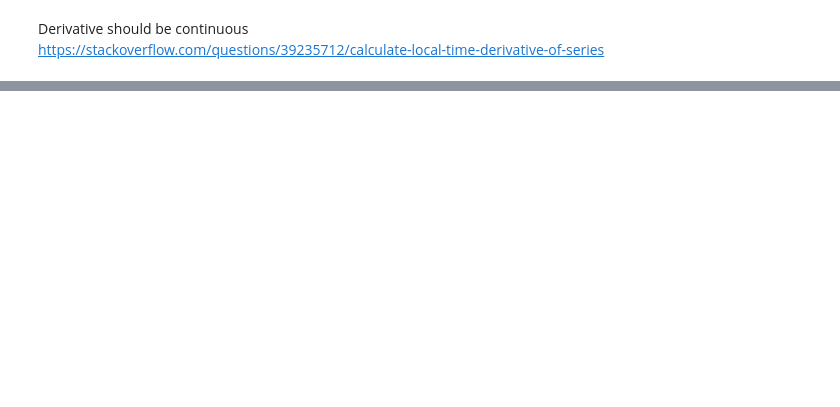
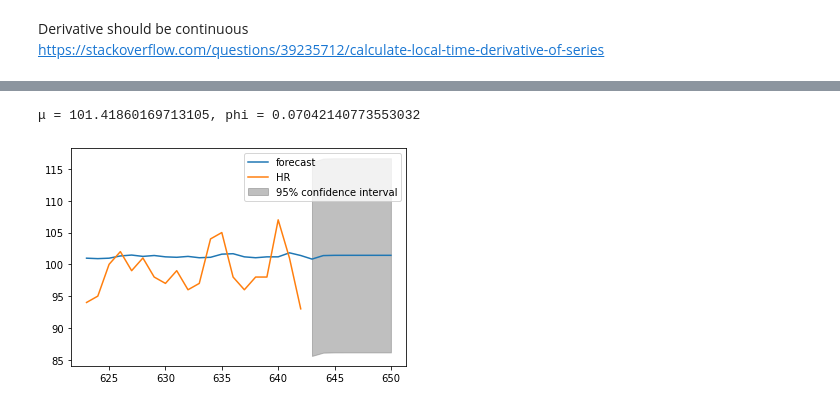
Before and after one commit to kustex/arinti_ews_usecase, a Jupyter notebook: arinti_EWS_notebook.ipynb, the cells around one changed output, grey strips where cells are left out. Saved outputs shown, nothing was run; the diff lists cells and outputs as text; code cells hidden in the pictures; blank space fills up the shorter version.

```diff
--- a/arinti_EWS_notebook.ipynb
+++ b/arinti_EWS_notebook.ipynb
@@ -394,0 +430,5 @@ https://stackoverflow.com/questions/39235712/calculate-local-time-derivative-of-
+# %%
+from statsmodels.tsa.arima_model import ARMA
+
+model = ARMA(df1743["HR"], (1,0))
+results = model.fit()
@@ -394,0 +458,9 @@ https://stackoverflow.com/questions/39235712/calculate-local-time-derivative-of-
+# %%
+print(f'μ = {results.params[0]}, phi = {results.params[1]}')
+# %% [output]
+μ = 101.41860169713105, phi = 0.07042140773553032
+# %%
+results.plot_predict(start=623, end=650)
+plt.show()
+# %% [output]
+[figure, added]
```
Also changed, not shown: parts of 13 cells of this notebook.
